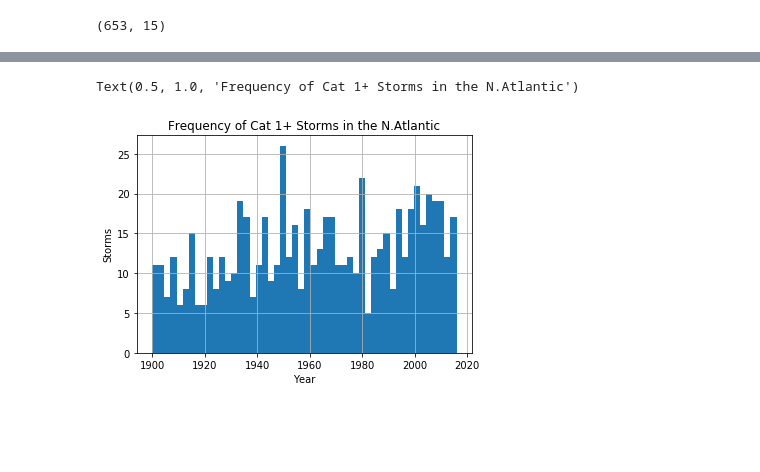
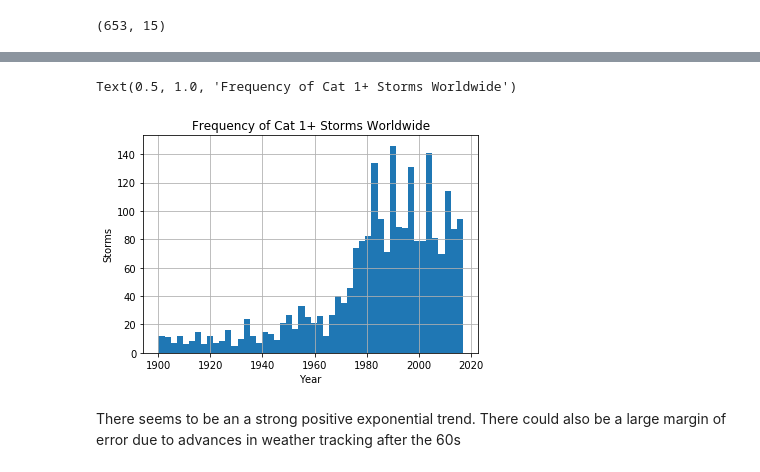
Before and after one commit to zuhbeer/Capstone, a Jupyter notebook: data playground.ipynb, the cells around one changed output, grey strips where cells are left out. Cells and saved outputs as stored; diff of their text form; code cells hidden in the pictures; blank space fills up the shorter version.

Commit message:
added WW data

```diff
--- a/data playground.ipynb
+++ b/data playground.ipynb
@@ -80,0 +131,9 @@ Text(0.5, 1.0, 'Cat 1+ Storm intensity over Time')
+# %%
+alldata=pd.read_csv('Allstorms.ibtracs_wmo.v03r10.csv')
+# %%
+allstorms = pd.DataFrame(alldata)
+# %%
+stormsglobal = allstorms[(allstorms['Season'] >= 1900) & (allstorms['Wind(WMO)'] >= 64)]
+# %%
+stormsglobaly = stormsglobal.groupby(['Serial_Num']).max()
+stormsglobaly.shape
@@ -81,8 +150,10 @@ Text(0.5, 1.0, 'Cat 1+ Storm intensity over Time')
 # %%
-storms4['Season'].hist(bins=50)
+stormsglobaly['Season'].hist(bins=50)
 plt.ylabel('Storms')
 plt.xlabel('Year')
-plt.title('Frequency of Cat 1+ Storms in the N.Atlantic')
+plt.title('Frequency of Cat 1+ Storms Worldwide')
 # %% [output]
-Text(0.5, 1.0, 'Frequency of Cat 1+ Storms in the N.Atlantic')
+Text(0.5, 1.0, 'Frequency of Cat 1+ Storms Worldwide')
-[figure, old version]
+[figure, new version]
+# %% [markdown]
+There seems to be an a strong positive exponential trend. There could also be a large margin of error due to advances in weather tracking after the 60s
```
Also changed, not shown: parts of 22 cells of this notebook, 1 other file.
